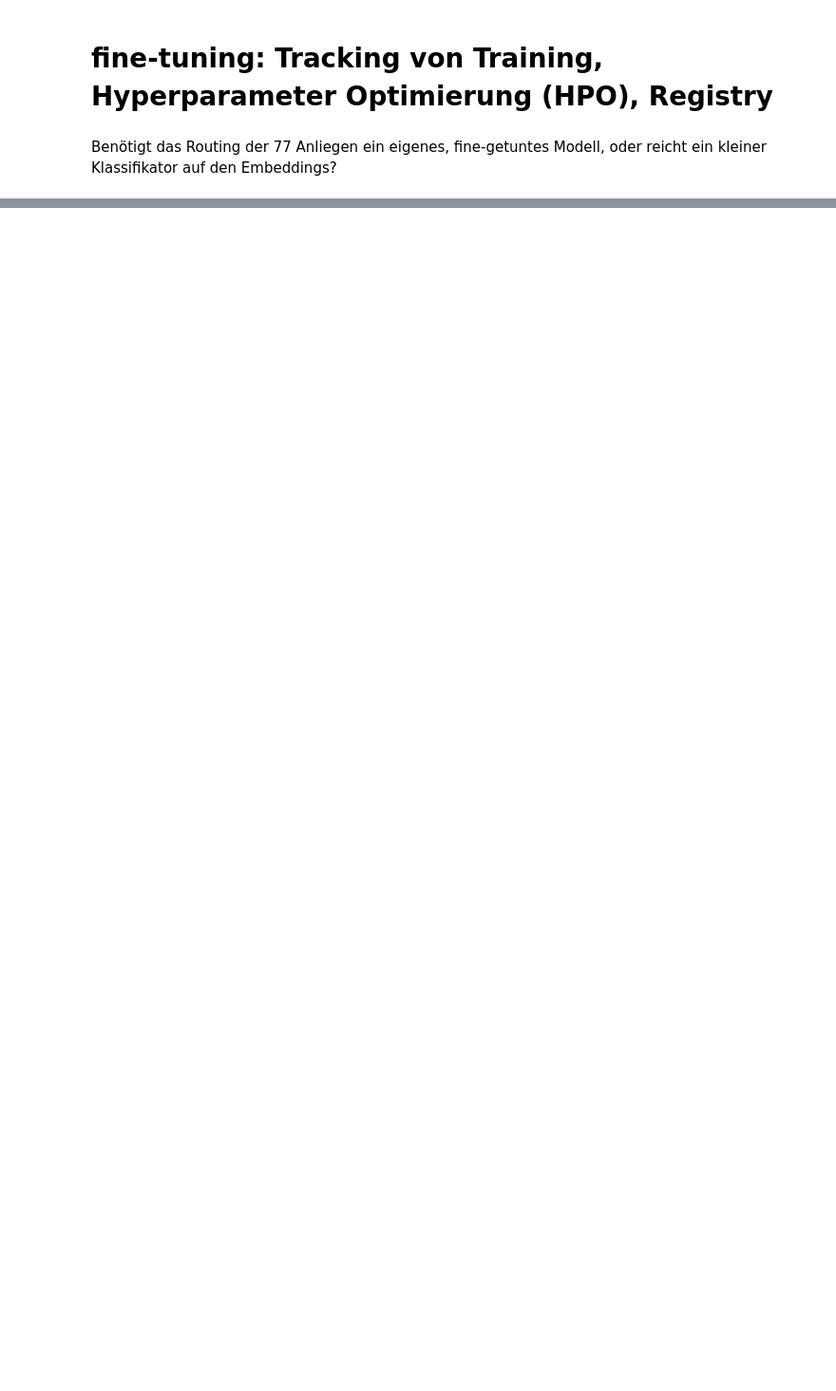
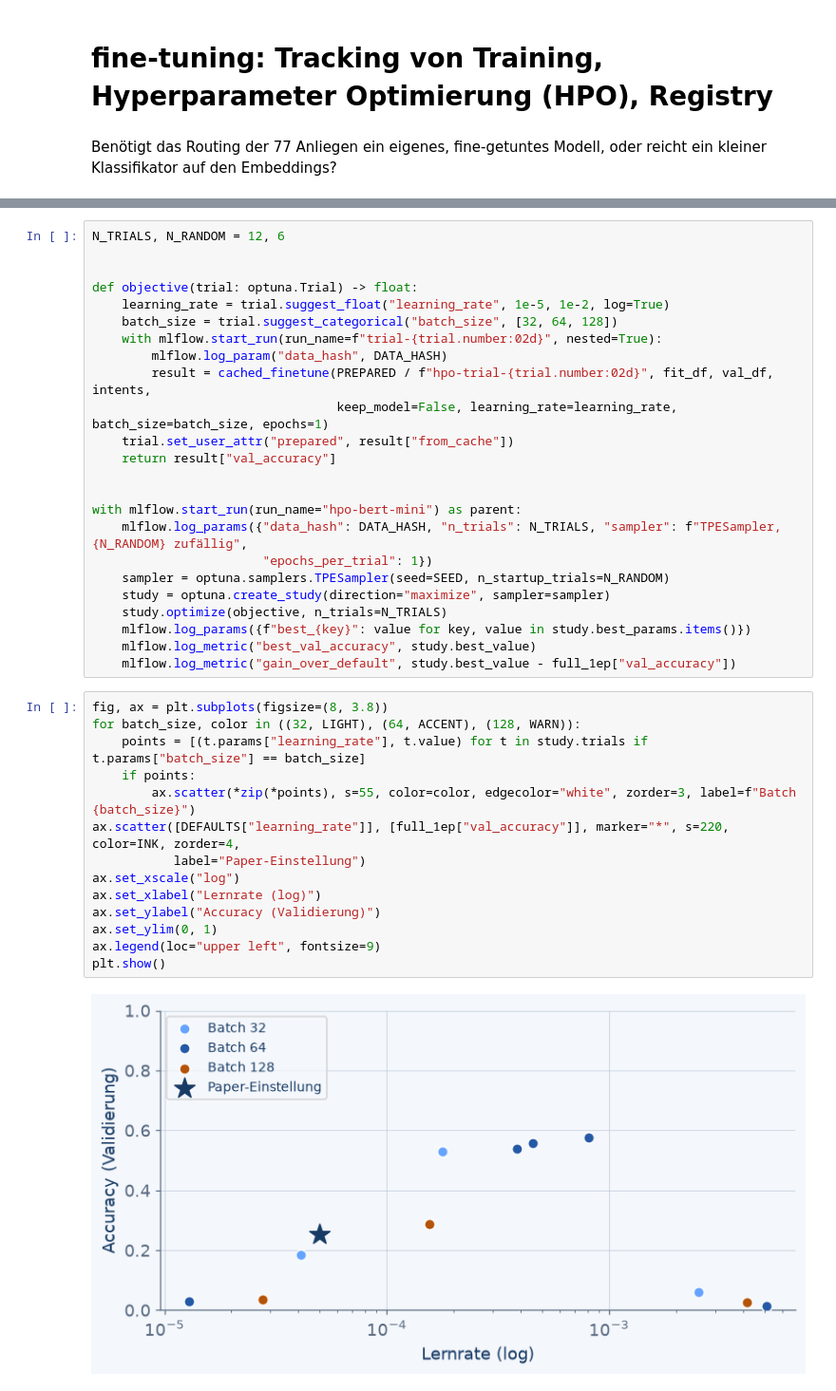
Before and after one commit to grigory-consulting/mlops-professional, a Jupyter notebook: labs/lab2.ipynb, the cells around one changed output, grey strips where cells are left out. Shown at 95% size. Drawn from its saved outputs; the diff is of its cells as text; blank space fills up the shorter version.

```diff
--- a/labs/lab2.ipynb
+++ b/labs/lab2.ipynb
@@ -58,0 +102,40 @@ print(f"Training {len(fit_df)}, Validierung {len(val_df)}, Test {len(test)}, Anl
+# %%
+N_TRIALS, N_RANDOM = 12, 6
+
+
+def objective(trial: optuna.Trial) -> float:
+    learning_rate = trial.suggest_float("learning_rate", 1e-5, 1e-2, log=True)
+    batch_size = trial.suggest_categorical("batch_size", [32, 64, 128])
+    with mlflow.start_run(run_name=f"trial-{trial.number:02d}", nested=True):
+        mlflow.log_param("data_hash", DATA_HASH)
+        result = cached_finetune(PREPARED / f"hpo-trial-{trial.number:02d}", fit_df, val_df, intents,
+                                 keep_model=False, learning_rate=learning_rate, batch_size=batch_size, epochs=1)
+    trial.set_user_attr("prepared", result["from_cache"])
+    return result["val_accuracy"]
+
+
+with mlflow.start_run(run_name="hpo-bert-mini") as parent:
+    mlflow.log_params({"data_hash": DATA_HASH, "n_trials": N_TRIALS, "sampler": f"TPESampler, {N_RANDOM} zufällig",
+                       "epochs_per_trial": 1})
+    sampler = optuna.samplers.TPESampler(seed=SEED, n_startup_trials=N_RANDOM)
+    study = optuna.create_study(direction="maximize", sampler=sampler)
+    study.optimize(objective, n_trials=N_TRIALS)
+    mlflow.log_params({f"best_{key}": value for key, value in study.best_params.items()})
+    mlflow.log_metric("best_val_accuracy", study.best_value)
+    mlflow.log_metric("gain_over_default", study.best_value - full_1ep["val_accuracy"])
+# %%
+fig, ax = plt.subplots(figsize=(8, 3.8))
+for batch_size, color in ((32, LIGHT), (64, ACCENT), (128, WARN)):
+    points = [(t.params["learning_rate"], t.value) for t in study.trials if t.params["batch_size"] == batch_size]
+    if points:
+        ax.scatter(*zip(*points), s=55, color=color, edgecolor="white", zorder=3, label=f"Batch {batch_size}")
+ax.scatter([DEFAULTS["learning_rate"]], [full_1ep["val_accuracy"]], marker="*", s=220, color=INK, zorder=4,
+           label="Paper-Einstellung")
+ax.set_xscale("log")
+ax.set_xlabel("Lernrate (log)")
+ax.set_ylabel("Accuracy (Validierung)")
+ax.set_ylim(0, 1)
+ax.legend(loc="upper left", fontsize=9)
+plt.show()
+# %% [output]
+[figure, added]
```
Also changed, not shown: parts of 7 cells of this notebook, 9 other files.
